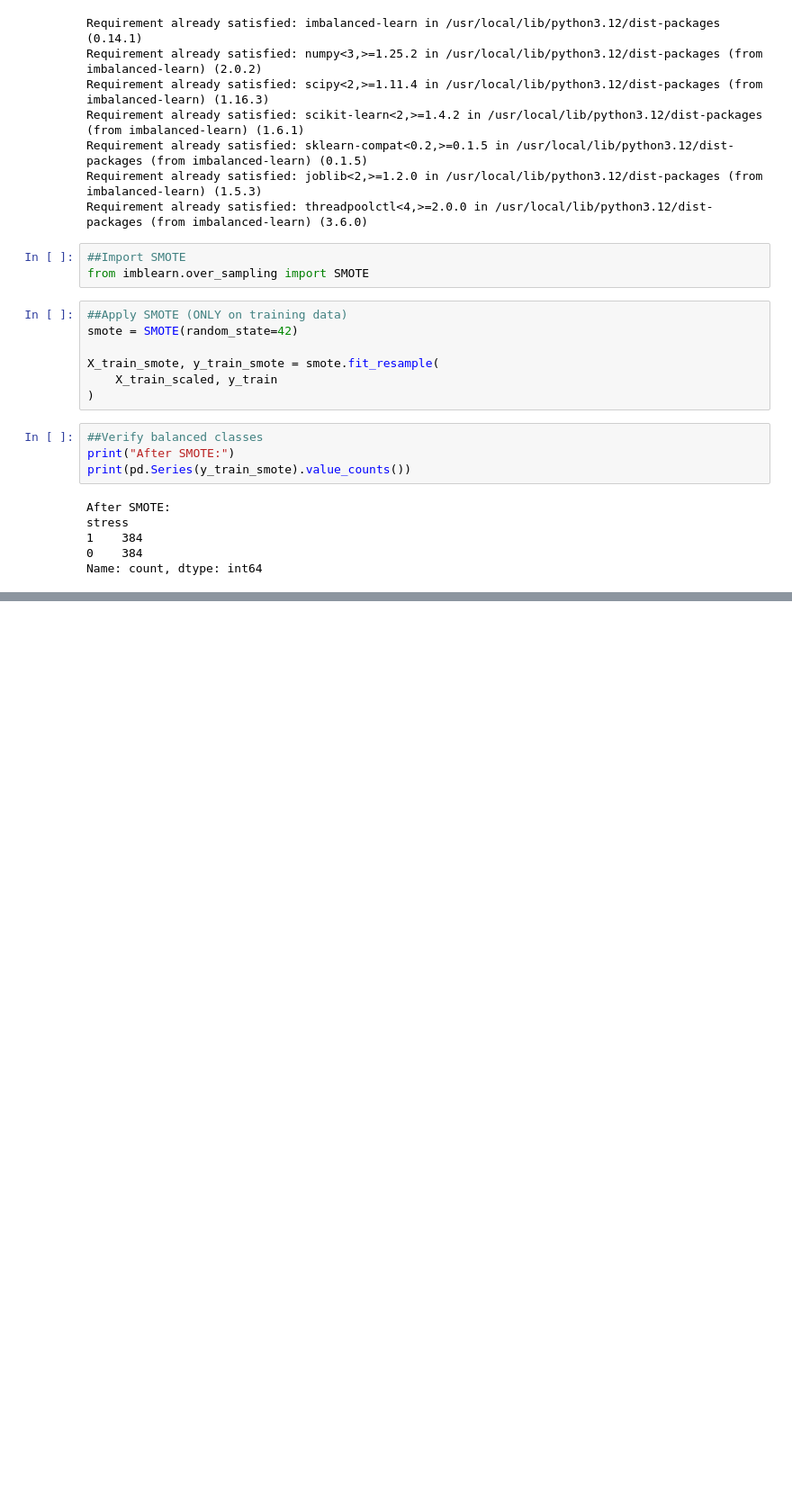
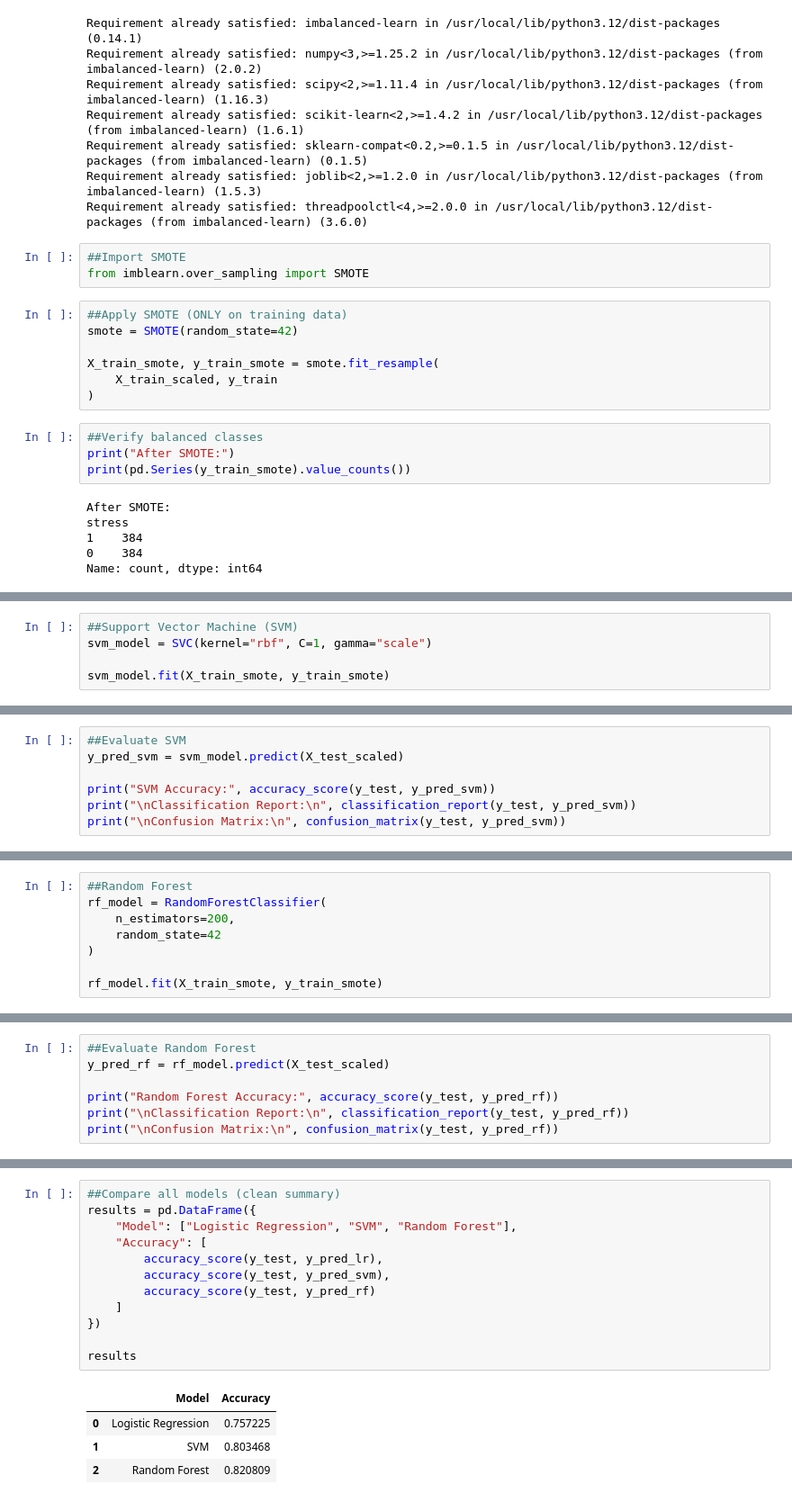
Before and after one commit to avindumihisara0229-code/ErgoSense, a Jupyter notebook: KKT_Deshapriya_DSGP.ipynb, the cells around one changed output, grey strips where cells are left out. Shown at 90% size. Drawn from its saved outputs; the diff is of its cells as text; blank space fills up the shorter version.

Commit message:
Train ML models (SVM, Random Forest, Logistic Regression)

```diff
--- a/KKT_Deshapriya_DSGP.ipynb
+++ b/KKT_Deshapriya_DSGP.ipynb
@@ -195,0 +237,5 @@ Name: count, dtype: int64
+# %%
+##Support Vector Machine (SVM)
+svm_model = SVC(kernel="rbf", C=1, gamma="scale")
+
+svm_model.fit(X_train_smote, y_train_smote)
@@ -195,0 +244,7 @@ Name: count, dtype: int64
+# %%
+##Evaluate SVM
+y_pred_svm = svm_model.predict(X_test_scaled)
+
+print("SVM Accuracy:", accuracy_score(y_test, y_pred_svm))
+print("\nClassification Report:\n", classification_report(y_test, y_pred_svm))
+print("\nConfusion Matrix:\n", confusion_matrix(y_test, y_pred_svm))
@@ -195,0 +268,8 @@ Name: count, dtype: int64
+# %%
+##Random Forest
+rf_model = RandomForestClassifier(
+    n_estimators=200,
+    random_state=42
+)
+
+rf_model.fit(X_train_smote, y_train_smote)
@@ -195,0 +278,7 @@ Name: count, dtype: int64
+# %%
+##Evaluate Random Forest
+y_pred_rf = rf_model.predict(X_test_scaled)
+
+print("Random Forest Accuracy:", accuracy_score(y_test, y_pred_rf))
+print("\nClassification Report:\n", classification_report(y_test, y_pred_rf))
+print("\nConfusion Matrix:\n", confusion_matrix(y_test, y_pred_rf))
@@ -195,0 +302,17 @@ Name: count, dtype: int64
+# %%
+##Compare all models (clean summary)
+results = pd.DataFrame({
+    "Model": ["Logistic Regression", "SVM", "Random Forest"],
+    "Accuracy": [
+        accuracy_score(y_test, y_pred_lr),
+        accuracy_score(y_test, y_pred_svm),
+        accuracy_score(y_test, y_pred_rf)
+    ]
+})
+
+results
+# %% [output]
+|  | Model | Accuracy |
+| 0 | Logistic Regression | 0.757225 |
+| 1 | SVM | 0.803468 |
+| 2 | Random Forest | 0.820809 |
```
Also changed, not shown: parts of 8 cells of this notebook.
